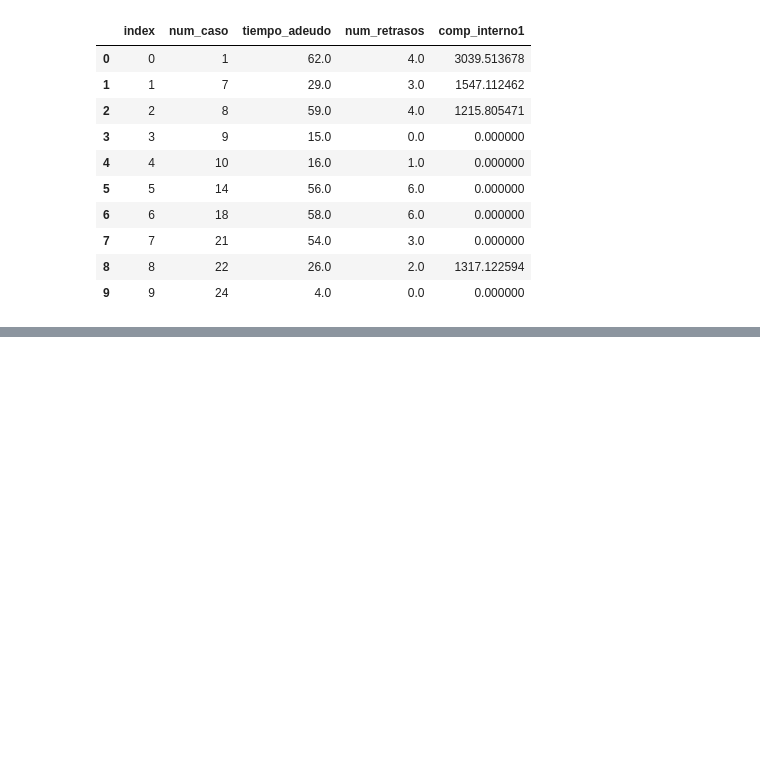
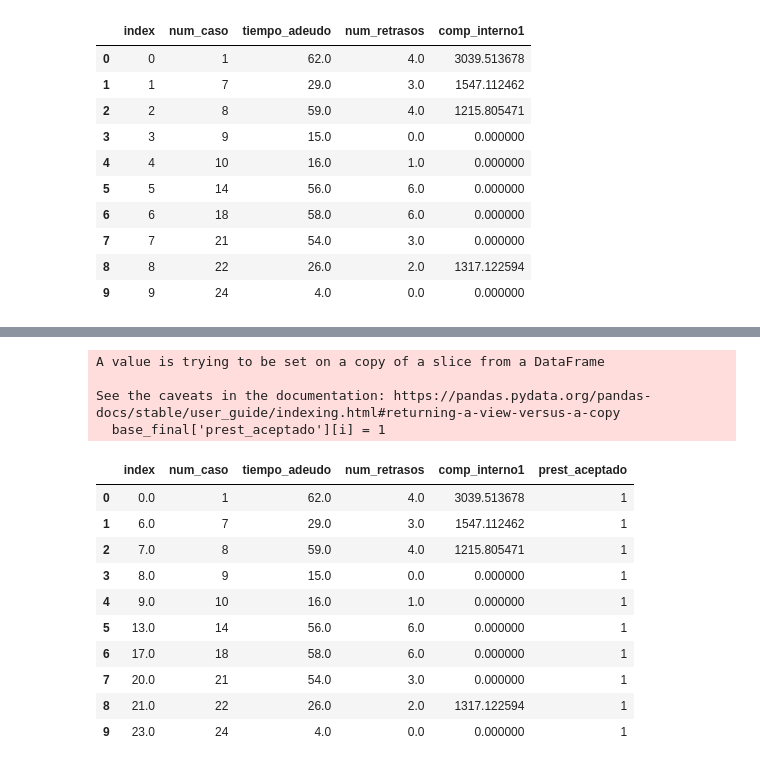
Before and after one commit to DavidHdezU/Machine-Learning-and-Data-Science, a Jupyter notebook: Tarea 1/Parte1.ipynb, the cells around one changed output, grey strips where cells are left out. Drawn from its saved outputs; the diff is of its cells as text; code cells hidden in the pictures; blank space fills up the shorter version.

```diff
--- a/Tarea 1/Parte1.ipynb
+++ b/Tarea 1/Parte1.ipynb
@@ -548,0 +575,26 @@ memory usage: 1.8 MB
+# %%
+# Sólo poner 1's a los todos los num_caso de la base_usuarios_acreditados
+aux_set_acreditados = set(base_usuarios_acreditados['num_caso'])
+
+for i in range(len(base_final)):
+    if base_final['num_caso'][i] in aux_set_acreditados:
+        base_final['prest_aceptado'][i] = 1
+# %% [output]
+A value is trying to be set on a copy of a slice from a DataFrame
+
+See the caveats in the documentation: https://pandas.pydata.org/pandas-docs/stable/user_guide/indexing.html#returning-a-view-versus-a-copy
+  base_final['prest_aceptado'][i] = 1
+# %%
+base_final.head(10)
+# %% [output]
+|  | index | num_caso | tiempo_adeudo | num_retrasos | comp_interno1 | prest_aceptado |
+| 0 | 0.0 | 1 | 62.0 | 4.0 | 3039.513678 | 1 |
+| 1 | 6.0 | 7 | 29.0 | 3.0 | 1547.112462 | 1 |
+| 2 | 7.0 | 8 | 59.0 | 4.0 | 1215.805471 | 1 |
+| 3 | 8.0 | 9 | 15.0 | 0.0 | 0.000000 | 1 |
+| 4 | 9.0 | 10 | 16.0 | 1.0 | 0.000000 | 1 |
+| 5 | 13.0 | 14 | 56.0 | 6.0 | 0.000000 | 1 |
+| 6 | 17.0 | 18 | 58.0 | 6.0 | 0.000000 | 1 |
+| 7 | 20.0 | 21 | 54.0 | 3.0 | 0.000000 | 1 |
+| 8 | 21.0 | 22 | 26.0 | 2.0 | 1317.122594 | 1 |
+| 9 | 23.0 | 24 | 4.0 | 0.0 | 0.000000 | 1 |
```
Also changed, not shown: parts of 6 cells of this notebook, 1 other file.
